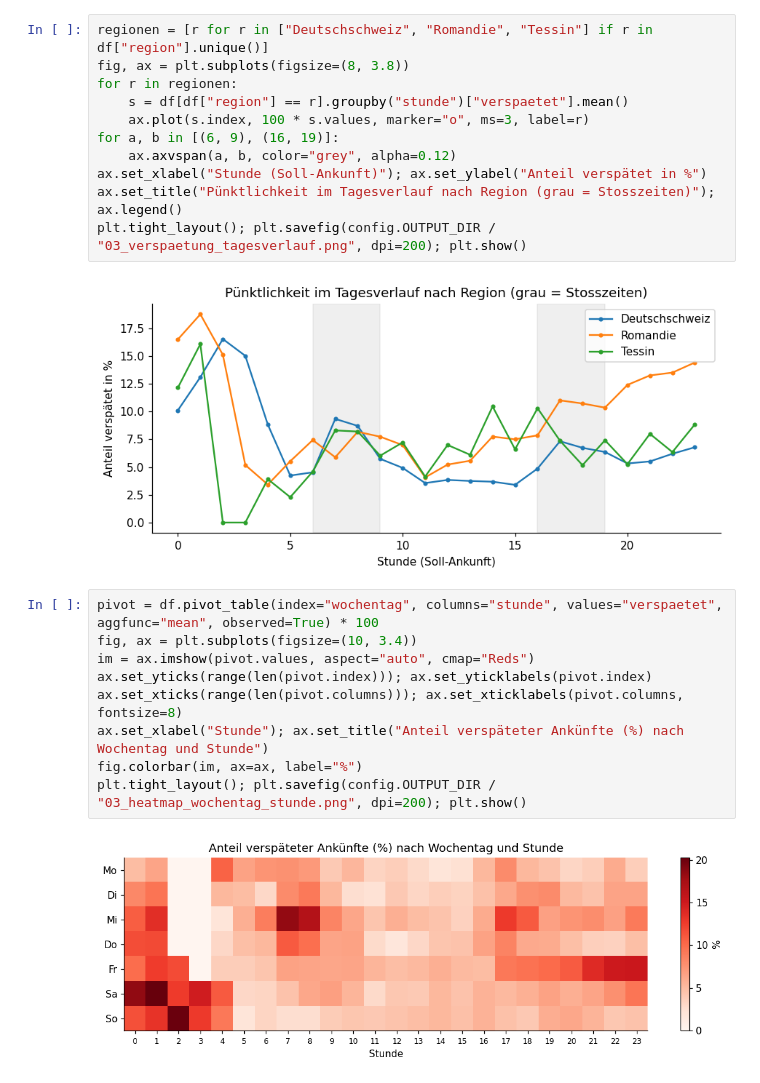
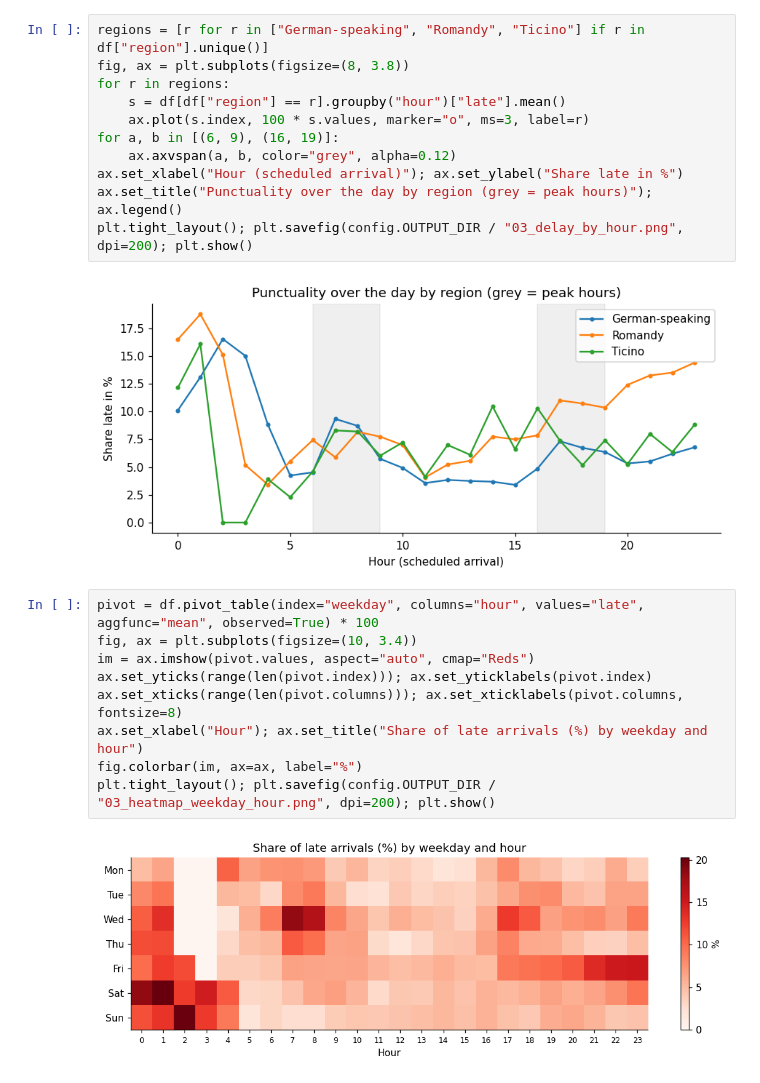
Before and after one commit to ayu-ahilan/DataAnalytics_Gruppe37, a Jupyter notebook: notebooks/03_eda.ipynb, the cells around one changed output. Drawn from its saved outputs; the diff is of its cells as text.

```diff
--- a/notebooks/03_eda.ipynb
+++ b/notebooks/03_eda.ipynb
@@ -156,26 +156,26 @@ plt.tight_layout(); plt.savefig(config.OUTPUT_DIR / "03_histogramm_verspaetung.p
 # %%
-regionen = [r for r in ["Deutschschweiz", "Romandie", "Tessin"] if r in df["region"].unique()]
+regions = [r for r in ["German-speaking", "Romandy", "Ticino"] if r in df["region"].unique()]
 fig, ax = plt.subplots(figsize=(8, 3.8))
-for r in regionen:
-    s = df[df["region"] == r].groupby("stunde")["verspaetet"].mean()
+for r in regions:
+    s = df[df["region"] == r].groupby("hour")["late"].mean()
     ax.plot(s.index, 100 * s.values, marker="o", ms=3, label=r)
 for a, b in [(6, 9), (16, 19)]:
     ax.axvspan(a, b, color="grey", alpha=0.12)
-ax.set_xlabel("Stunde (Soll-Ankunft)"); ax.set_ylabel("Anteil verspätet in %")
-ax.set_title("Pünktlichkeit im Tagesverlauf nach Region (grau = Stosszeiten)"); ax.legend()
-plt.tight_layout(); plt.savefig(config.OUTPUT_DIR / "03_verspaetung_tagesverlauf.png", dpi=200); plt.show()
+ax.set_xlabel("Hour (scheduled arrival)"); ax.set_ylabel("Share late in %")
+ax.set_title("Punctuality over the day by region (grey = peak hours)"); ax.legend()
+plt.tight_layout(); plt.savefig(config.OUTPUT_DIR / "03_delay_by_hour.png", dpi=200); plt.show()
 # %% [output]
-[figure, old version]
+[figure, new version]
 # %%
-pivot = df.pivot_table(index="wochentag", columns="stunde", values="verspaetet", aggfunc="mean", observed=True) * 100
+pivot = df.pivot_table(index="weekday", columns="hour", values="late", aggfunc="mean", observed=True) * 100
 fig, ax = plt.subplots(figsize=(10, 3.4))
 im = ax.imshow(pivot.values, aspect="auto", cmap="Reds")
 ax.set_yticks(range(len(pivot.index))); ax.set_yticklabels(pivot.index)
 ax.set_xticks(range(len(pivot.columns))); ax.set_xticklabels(pivot.columns, fontsize=8)
-ax.set_xlabel("Stunde"); ax.set_title("Anteil verspäteter Ankünfte (%) nach Wochentag und Stunde")
+ax.set_xlabel("Hour"); ax.set_title("Share of late arrivals (%) by weekday and hour")
 fig.colorbar(im, ax=ax, label="%")
-plt.tight_layout(); plt.savefig(config.OUTPUT_DIR / "03_heatmap_wochentag_stunde.png", dpi=200); plt.show()
+plt.tight_layout(); plt.savefig(config.OUTPUT_DIR / "03_heatmap_weekday_hour.png", dpi=200); plt.show()
 # %% [output]
-[figure, old version]
+[figure, new version]
 # %%
 fig, axes = plt.subplots(1, 2, figsize=(11, 3.8))
```
Also changed, not shown: parts of 17 cells of this notebook, 57 other files.
